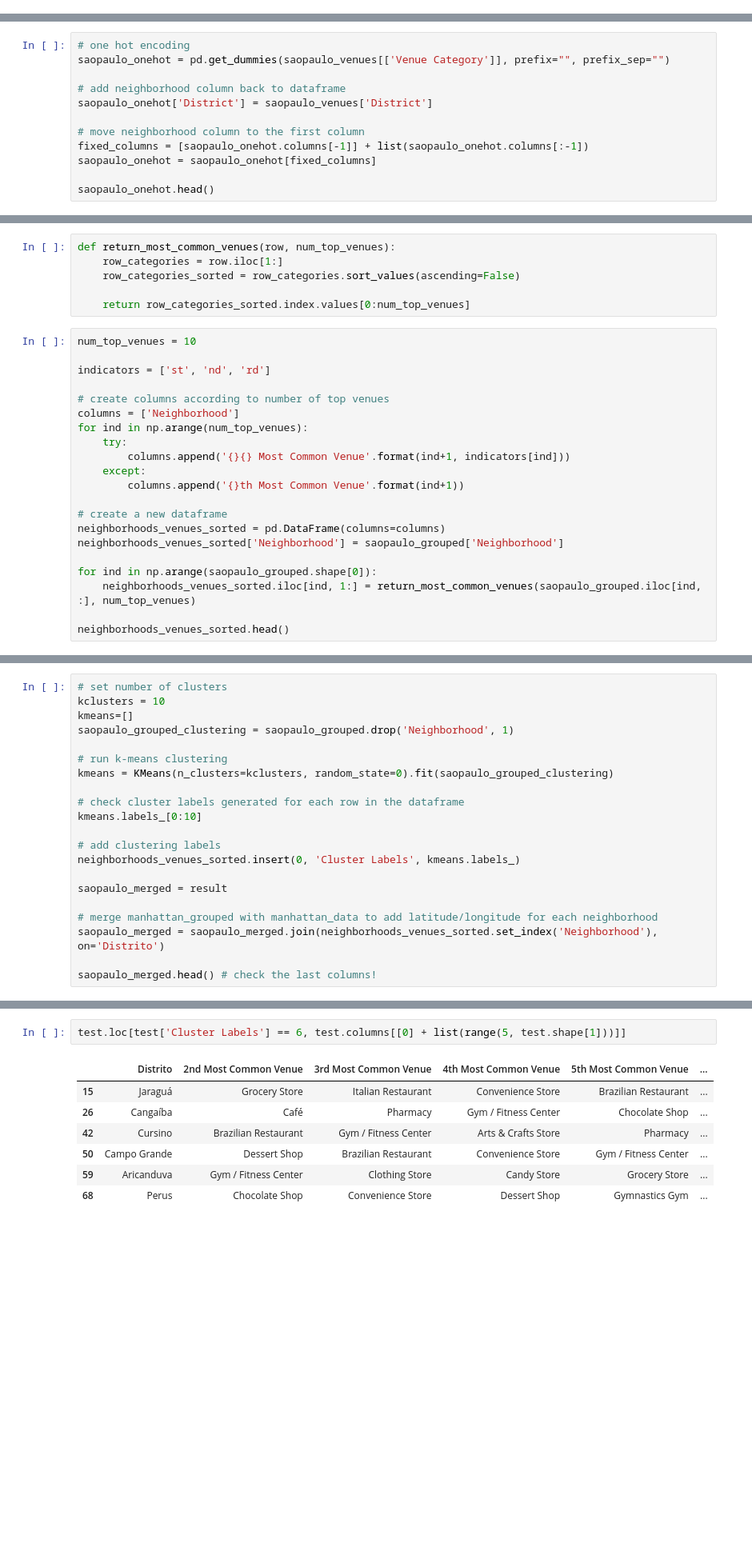
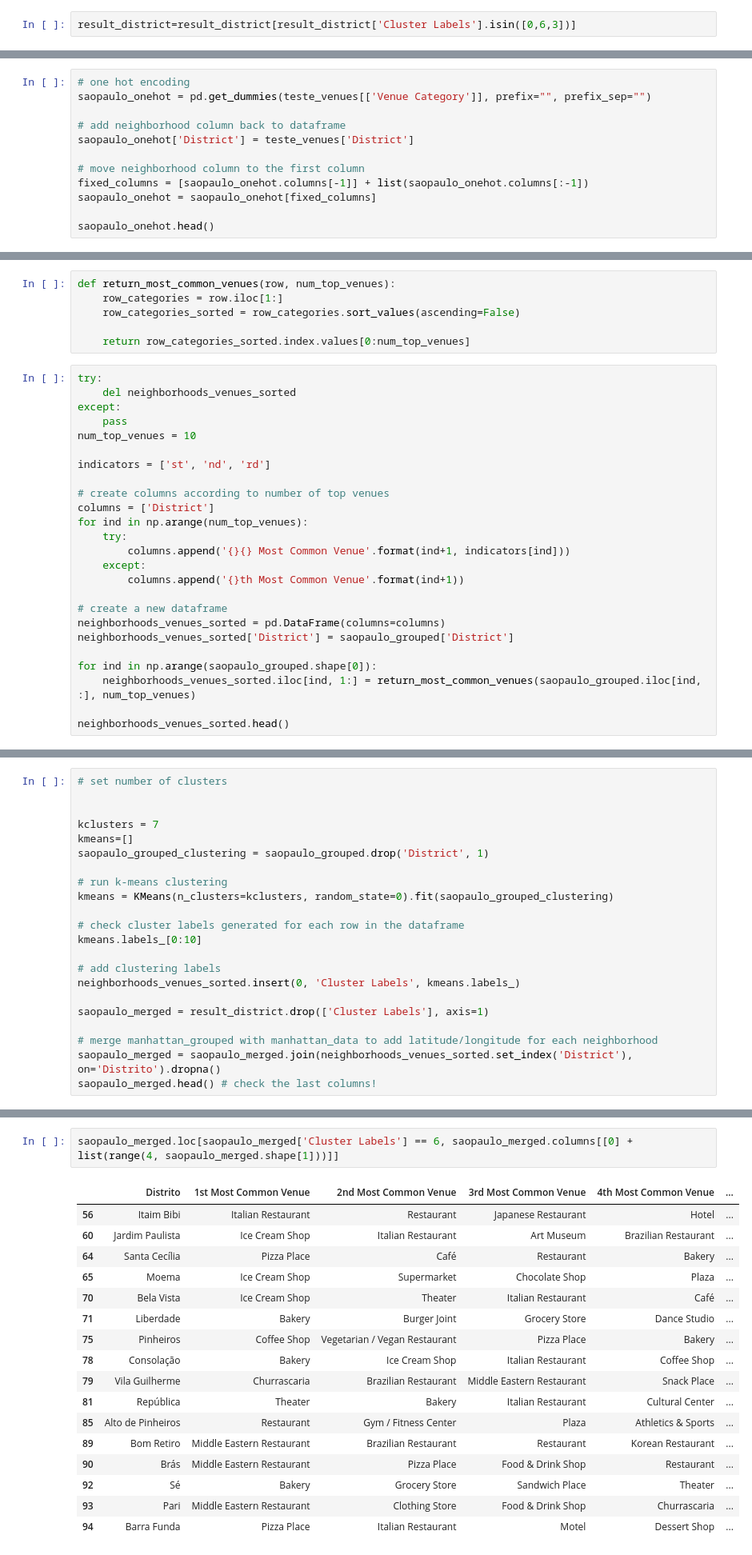
Before and after one commit to PauloPeclat/Coursera_Capstone, a Jupyter notebook: IBM Data Science Capstone Project Problem and Data.ipynb, the cells around one changed output, grey strips where cells are left out. Shown at 80% size. Saved outputs shown, nothing was run; the diff lists cells and outputs as text; blank space fills up the shorter version.

Commit message:
Published from Watson Studio.

```diff
--- a/IBM Data Science Capstone Project Problem and Data.ipynb
+++ b/IBM Data Science Capstone Project Problem and Data.ipynb
@@ -258,0 +293,2 @@ saopaulo_venues.shape
+# %%
+result_district=result_district[result_district['Cluster Labels'].isin([0,6,3])]
@@ -259,9 +322,9 @@ saopaulo_venues.shape
 # %%
 # one hot encoding
-saopaulo_onehot = pd.get_dummies(saopaulo_venues[['Venue Category']], prefix="", prefix_sep="")
+saopaulo_onehot = pd.get_dummies(teste_venues[['Venue Category']], prefix="", prefix_sep="")
 
 # add neighborhood column back to dataframe
-saopaulo_onehot['District'] = saopaulo_venues['District']
+saopaulo_onehot['District'] = teste_venues['District']
 
 # move neighborhood column to the first column
 fixed_columns = [saopaulo_onehot.columns[-1]] + list(saopaulo_onehot.columns[:-1])
@@ -346,12 +396,16 @@ def return_most_common_venues(row, num_top_venues):
 
     return row_categories_sorted.index.values[0:num_top_venues]
 # %%
+try:
+    del neighborhoods_venues_sorted
+except:
+    pass
 num_top_venues = 10
 
 indicators = ['st', 'nd', 'rd']
 
 # create columns according to number of top venues
-columns = ['Neighborhood']
+columns = ['District']
 for ind in np.arange(num_top_venues):
     try:
         columns.append('{}{} Most Common Venue'.format(ind+1, indicators[ind]))
@@ -360,7 +414,7 @@ for ind in np.arange(num_top_venues):
 
 # create a new dataframe
 neighborhoods_venues_sorted = pd.DataFrame(columns=columns)
-neighborhoods_venues_sorted['Neighborhood'] = saopaulo_grouped['Neighborhood']
+neighborhoods_venues_sorted['District'] = saopaulo_grouped['District']
 
 for ind in np.arange(saopaulo_grouped.shape[0]):
     neighborhoods_venues_sorted.iloc[ind, 1:] = return_most_common_venues(saopaulo_grouped.iloc[ind, :], num_top_venues)
@@ -376,8 +473,10 @@ neighborhoods_venues_sorted.head()
 # %%
 # set number of clusters
-kclusters = 10
+
+
+kclusters = 7
 kmeans=[]
-saopaulo_grouped_clustering = saopaulo_grouped.drop('Neighborhood', 1)
+saopaulo_grouped_clustering = saopaulo_grouped.drop('District', 1)
 
 # run k-means clustering
 kmeans = KMeans(n_clusters=kclusters, random_state=0).fit(saopaulo_grouped_clustering)
@@ -388,11 +487,10 @@ kmeans.labels_[0:10]
 # add clustering labels
 neighborhoods_venues_sorted.insert(0, 'Cluster Labels', kmeans.labels_)
 
-saopaulo_merged = result
+saopaulo_merged = result_district.drop(['Cluster Labels'], axis=1)
 
 # merge manhattan_grouped with manhattan_data to add latitude/longitude for each neighborhood
-saopaulo_merged = saopaulo_merged.join(neighborhoods_venues_sorted.set_index('Neighborhood'), on='Distrito')
-
+saopaulo_merged = saopaulo_merged.join(neighborhoods_venues_sorted.set_index('District'), on='Distrito').dropna()
 saopaulo_merged.head() # check the last columns!
 # %% [output]
 |  | Distrito | Latitude | Longitude | Cluster Labels | 1st Most Common Venue | 2nd Most Common Venue | ... |
@@ -504,10 +596,20 @@ test.loc[test['Cluster Labels'] == 5, test.columns[[0] + list(range(5, test.shap
 # %%
-test.loc[test['Cluster Labels'] == 6, test.columns[[0] + list(range(5, test.shape[1]))]]
+saopaulo_merged.loc[saopaulo_merged['Cluster Labels'] == 6, saopaulo_merged.columns[[0] + list(range(4, saopaulo_merged.shape[1]))]]
 # %% [output]
-|  | Distrito | 2nd Most Common Venue | 3rd Most Common Venue | 4th Most Common Venue | 5th Most Common Venue | ... |
-| 15 | Jaraguá | Grocery Store | Italian Restaurant | Convenience Store | Brazilian Restaurant | ... |
-| 26 | Cangaíba | Café | Pharmacy | Gym / Fitness Center | Chocolate Shop | ... |
-| 42 | Cursino | Brazilian Restaurant | Gym / Fitness Center | Arts & Crafts Store | Pharmacy | ... |
-| 50 | Campo Grande | Dessert Shop | Brazilian Restaurant | Convenience Store | Gym / Fitness Center | ... |
-| 59 | Aricanduva | Gym / Fitness Center | Clothing Store | Candy Store | Grocery Store | ... |
-| 68 | Perus | Chocolate Shop | Convenience Store | Dessert Shop | Gymnastics Gym | ... |
+|  | Distrito | 1st Most Common Venue | 2nd Most Common Venue | 3rd Most Common Venue | 4th Most Common Venue | ... |
+| 56 | Itaim Bibi | Italian Restaurant | Restaurant | Japanese Restaurant | Hotel | ... |
+| 60 | Jardim Paulista | Ice Cream Shop | Italian Restaurant | Art Museum | Brazilian Restaurant | ... |
+| 64 | Santa Cecília | Pizza Place | Café | Restaurant | Bakery | ... |
+| 65 | Moema | Ice Cream Shop | Supermarket | Chocolate Shop | Plaza | ... |
+| 70 | Bela Vista | Ice Cream Shop | Theater | Italian Restaurant | Café | ... |
+| 71 | Liberdade | Bakery | Burger Joint | Grocery Store | Dance Studio | ... |
+| 75 | Pinheiros | Coffee Shop | Vegetarian / Vegan Restaurant | Pizza Place | Bakery | ... |
+| 78 | Consolação | Bakery | Ice Cream Shop | Italian Restaurant | Coffee Shop | ... |
+| 79 | Vila Guilherme | Churrascaria | Brazilian Restaurant | Middle Eastern Restaurant | Snack Place | ... |
+| 81 | República | Theater | Bakery | Italian Restaurant | Cultural Center | ... |
+| 85 | Alto de Pinheiros | Restaurant | Gym / Fitness Center | Plaza | Athletics & Sports | ... |
+| 89 | Bom Retiro | Middle Eastern Restaurant | Brazilian Restaurant | Restaurant | Korean Restaurant | ... |
+| 90 | Brás | Middle Eastern Restaurant | Pizza Place | Food & Drink Shop | Restaurant | ... |
+| 92 | Sé | Bakery | Grocery Store | Sandwich Place | Theater | ... |
+| 93 | Pari | Middle Eastern Restaurant | Clothing Store | Food & Drink Shop | Churrascaria | ... |
+| 94 | Barra Funda | Pizza Place | Italian Restaurant | Motel | Dessert Shop | ... |
```
Also changed, not shown: parts of 37 cells of this notebook.
